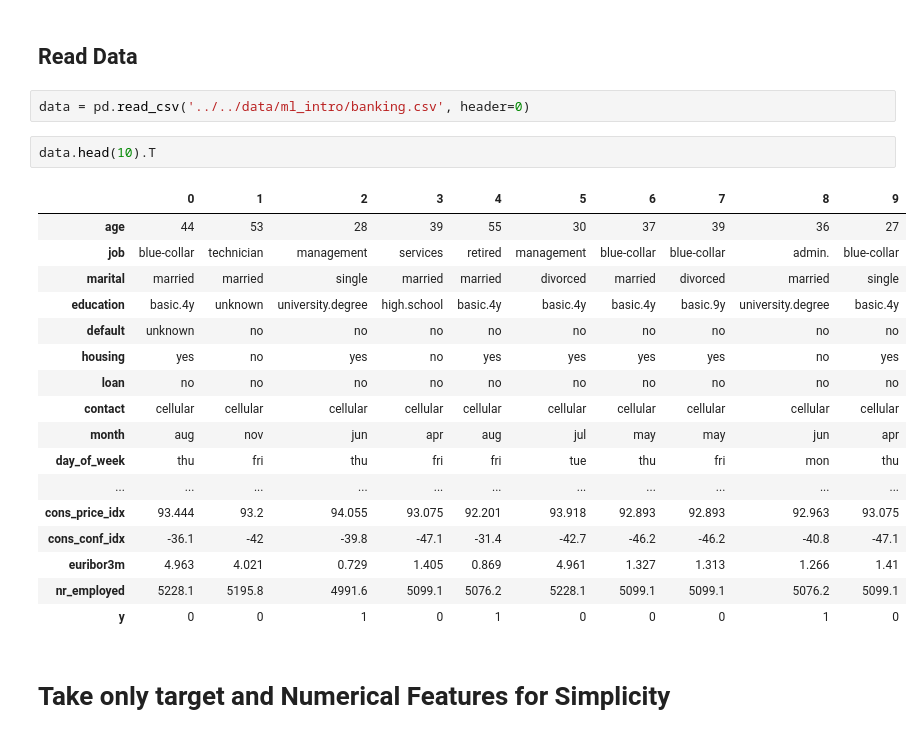
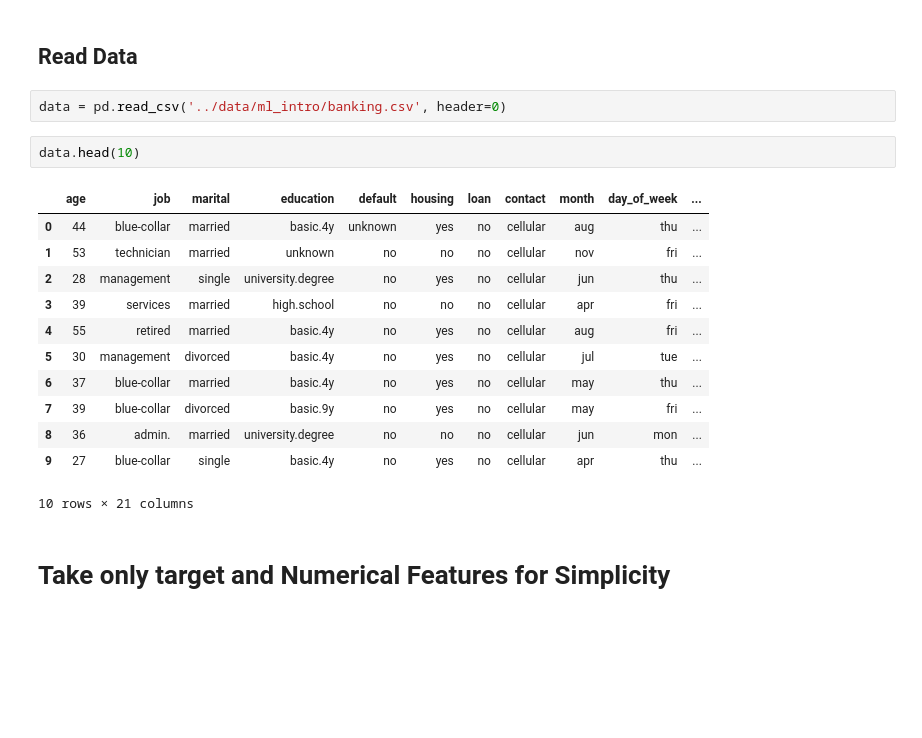
Before and after one commit to amareyah/MaxinAI_Education, a Jupyter notebook: ml_intro/logistic_regression_classifier_hyperparameter_tuning.ipynb, the cells around one changed output. Cells and saved outputs as stored; diff of their text form; blank space fills up the shorter version.

```diff
--- a/ml_intro/logistic_regression_classifier_hyperparameter_tuning.ipynb
+++ b/ml_intro/logistic_regression_classifier_hyperparameter_tuning.ipynb
@@ -80,27 +82,22 @@ def plot_roc_auc_curve(y_test, y_pred, clf, X_test):
 # %% [markdown]
 ## Read Data
 # %%
-data = pd.read_csv('../../data/ml_intro/banking.csv', header=0)
+data = pd.read_csv('../data/ml_intro/banking.csv', header=0)
 # %%
-data.head(10).T
+data.head(10)
 # %% [output]
-|  | 0 | 1 | 2 | 3 | 4 | 5 | 6 | 7 | 8 | 9 |
-| age | 44 | 53 | 28 | 39 | 55 | 30 | 37 | 39 | 36 | 27 |
-| job | blue-collar | technician | management | services | retired | management | blue-collar | blue-collar | admin. | blue-collar |
-| marital | married | married | single | married | married | divorced | married | divorced | married | single |
-| education | basic.4y | unknown | university.degree | high.school | basic.4y | basic.4y | basic.4y | basic.9y | university.degree | basic.4y |
-| default | unknown | no | no | no | no | no | no | no | no | no |
-| housing | yes | no | yes | no | yes | yes | yes | yes | no | yes |
-| loan | no | no | no | no | no | no | no | no | no | no |
-| contact | cellular | cellular | cellular | cellular | cellular | cellular | cellular | cellular | cellular | cellular |
-| month | aug | nov | jun | apr | aug | jul | may | may | jun | apr |
-| day_of_week | thu | fri | thu | fri | fri | tue | thu | fri | mon | thu |
-| ... | ... | ... | ... | ... | ... | ... | ... | ... | ... | ... |
-| cons_price_idx | 93.444 | 93.2 | 94.055 | 93.075 | 92.201 | 93.918 | 92.893 | 92.893 | 92.963 | 93.075 |
-| cons_conf_idx | -36.1 | -42 | -39.8 | -47.1 | -31.4 | -42.7 | -46.2 | -46.2 | -40.8 | -47.1 |
-| euribor3m | 4.963 | 4.021 | 0.729 | 1.405 | 0.869 | 4.961 | 1.327 | 1.313 | 1.266 | 1.41 |
-| nr_employed | 5228.1 | 5195.8 | 4991.6 | 5099.1 | 5076.2 | 5228.1 | 5099.1 | 5099.1 | 5076.2 | 5099.1 |
-| y | 0 | 0 | 1 | 0 | 1 | 0 | 0 | 0 | 1 | 0 |
+|  | age | job | marital | education | default | housing | loan | contact | month | day_of_week | ... |
+| 0 | 44 | blue-collar | married | basic.4y | unknown | yes | no | cellular | aug | thu | ... |
+| 1 | 53 | technician | married | unknown | no | no | no | cellular | nov | fri | ... |
+| 2 | 28 | management | single | university.degree | no | yes | no | cellular | jun | thu | ... |
+| 3 | 39 | services | married | high.school | no | no | no | cellular | apr | fri | ... |
+| 4 | 55 | retired | married | basic.4y | no | yes | no | cellular | aug | fri | ... |
+| 5 | 30 | management | divorced | basic.4y | no | yes | no | cellular | jul | tue | ... |
+| 6 | 37 | blue-collar | married | basic.4y | no | yes | no | cellular | may | thu | ... |
+| 7 | 39 | blue-collar | divorced | basic.9y | no | yes | no | cellular | may | fri | ... |
+| 8 | 36 | admin. | married | university.degree | no | no | no | cellular | jun | mon | ... |
+| 9 | 27 | blue-collar | single | basic.4y | no | yes | no | cellular | apr | thu | ... |
+10 rows × 21 columns
 # %% [markdown]
 # Take only target and Numerical Features for Simplicity
 # %% [markdown]
```
Also changed, not shown: parts of 18 cells of this notebook.
